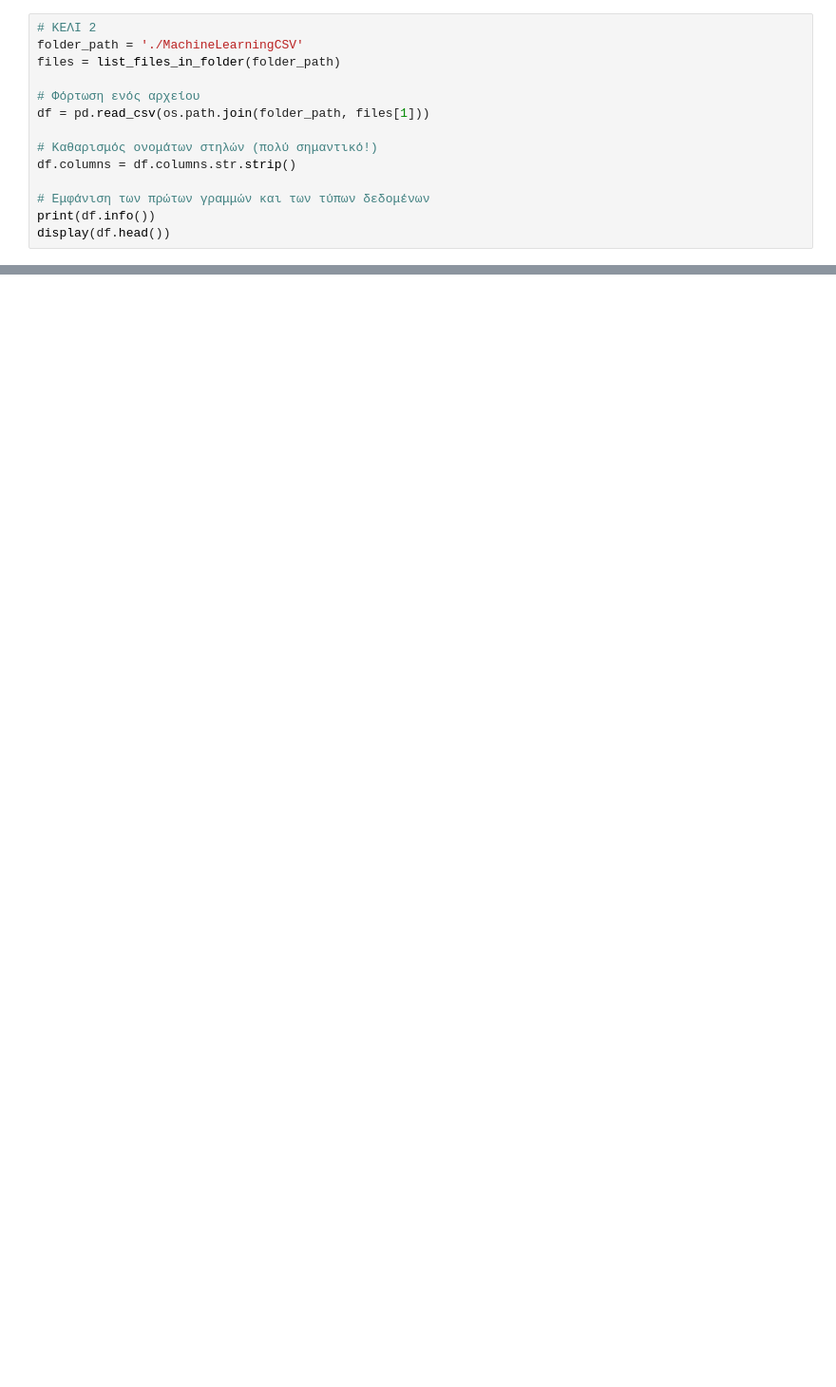
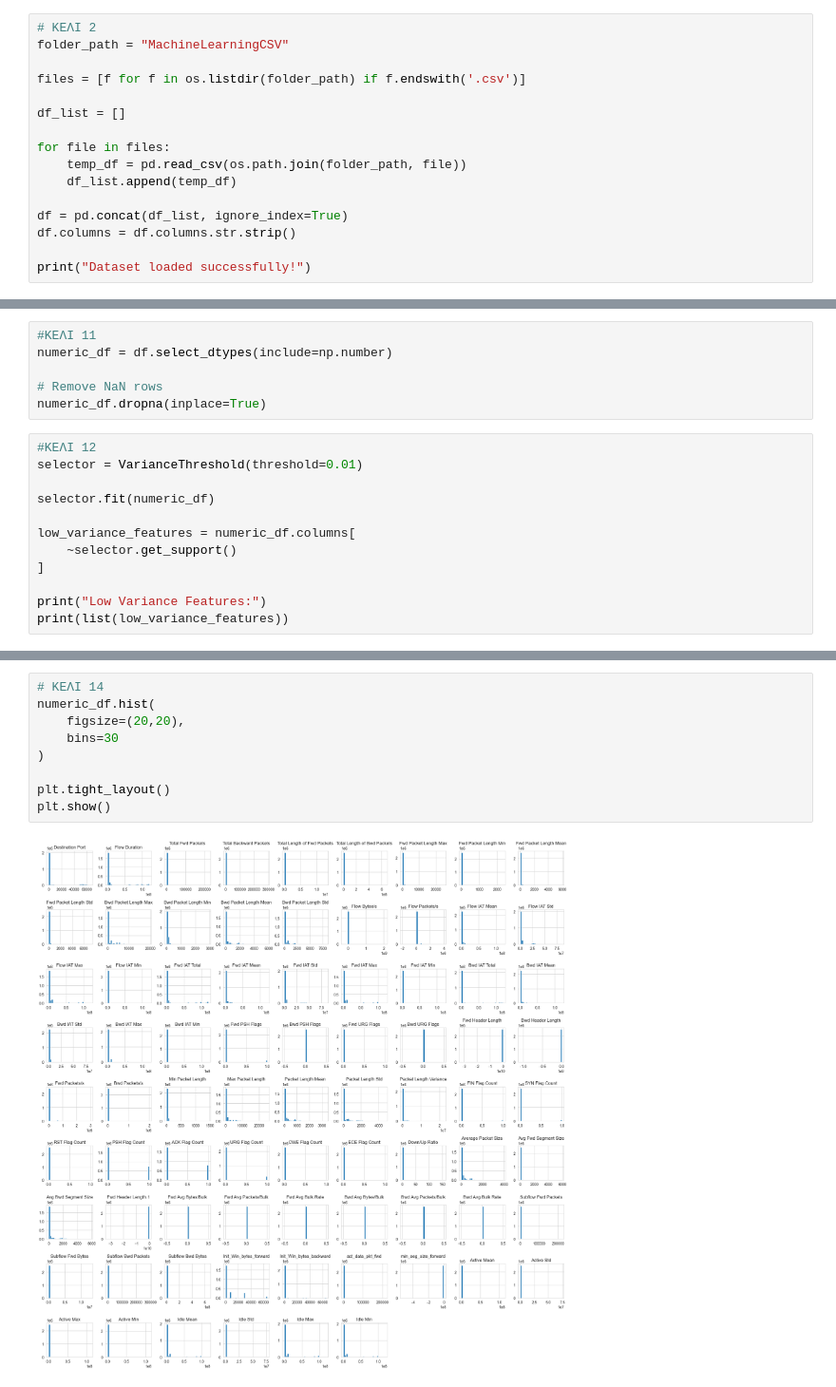
Before and after one commit to Spirosdrivilas/Export_data_ML, a Jupyter notebook: CIC_IDS_2017_EDA_Analysis.ipynb, the cells around one changed output, grey strips where cells are left out. Shown at 95% size. Drawn from its saved outputs; the diff is of its cells as text; blank space fills up the shorter version.

```diff
--- a/CIC_IDS_2017_EDA_Analysis.ipynb
+++ b/CIC_IDS_2017_EDA_Analysis.ipynb
@@ -15,15 +16,17 @@ from utils_visual import plot_heatmap, plot_instance_3d, plot_scatter_pca
 # %%
 # ΚΕΛΙ 2
-folder_path = './MachineLearningCSV'
-files = list_files_in_folder(folder_path)
+folder_path = "MachineLearningCSV"
 
-# Φόρτωση ενός αρχείου
-df = pd.read_csv(os.path.join(folder_path, files[1]))
+files = [f for f in os.listdir(folder_path) if f.endswith('.csv')]
 
-# Καθαρισμός ονομάτων στηλών (πολύ σημαντικό!)
+df_list = []
+
+for file in files:
+    temp_df = pd.read_csv(os.path.join(folder_path, file))
+    df_list.append(temp_df)
+
+df = pd.concat(df_list, ignore_index=True)
 df.columns = df.columns.str.strip()
 
-# Εμφάνιση των πρώτων γραμμών και των τύπων δεδομένων
-print(df.info())
-display(df.head())
+print("Dataset loaded successfully!")
 # %% [output]
@@ -166,0 +229,18 @@ plt.show()
+# %%
+#ΚΕΛΙ 11
+numeric_df = df.select_dtypes(include=np.number)
+
+# Remove NaN rows
+numeric_df.dropna(inplace=True)
+# %%
+#ΚΕΛΙ 12
+selector = VarianceThreshold(threshold=0.01)
+
+selector.fit(numeric_df)
+
+low_variance_features = numeric_df.columns[
+    ~selector.get_support()
+]
+
+print("Low Variance Features:")
+print(list(low_variance_features))
@@ -166,0 +269,11 @@ plt.show()
+# %%
+# ΚΕΛΙ 14
+numeric_df.hist(
+    figsize=(20,20),
+    bins=30
+)
+
+plt.tight_layout()
+plt.show()
+# %% [output]
+[figure, added]
```
Also changed, not shown: parts of 14 cells of this notebook.
